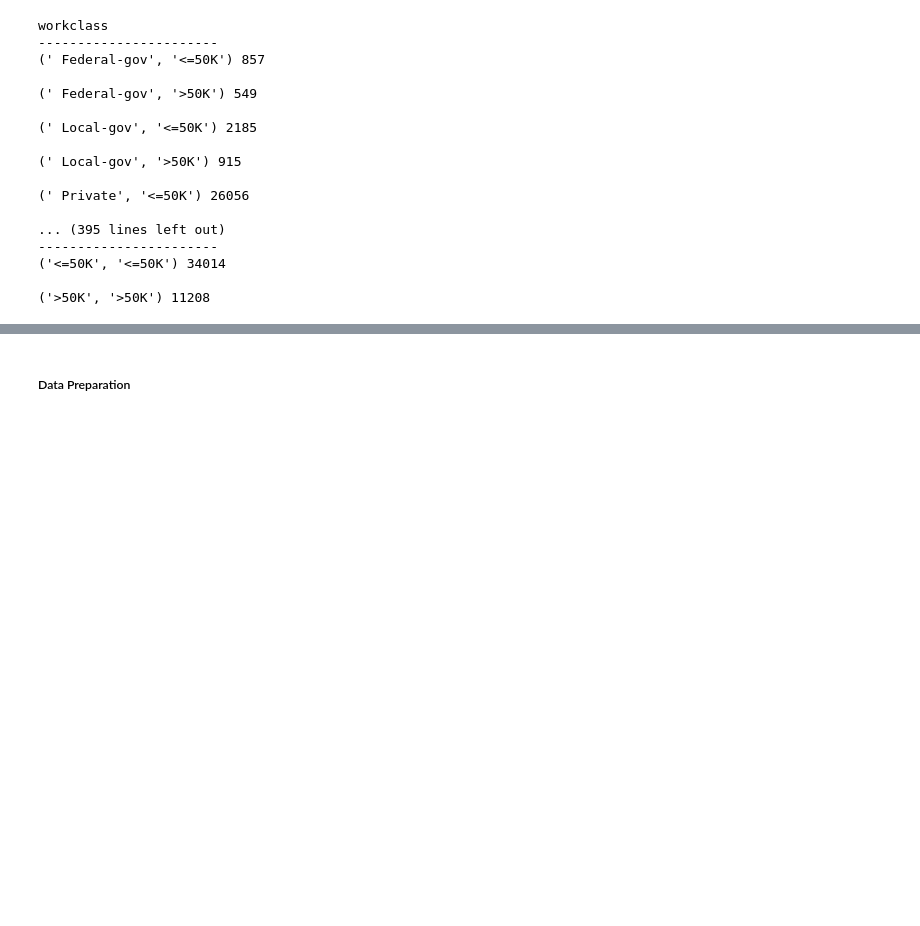
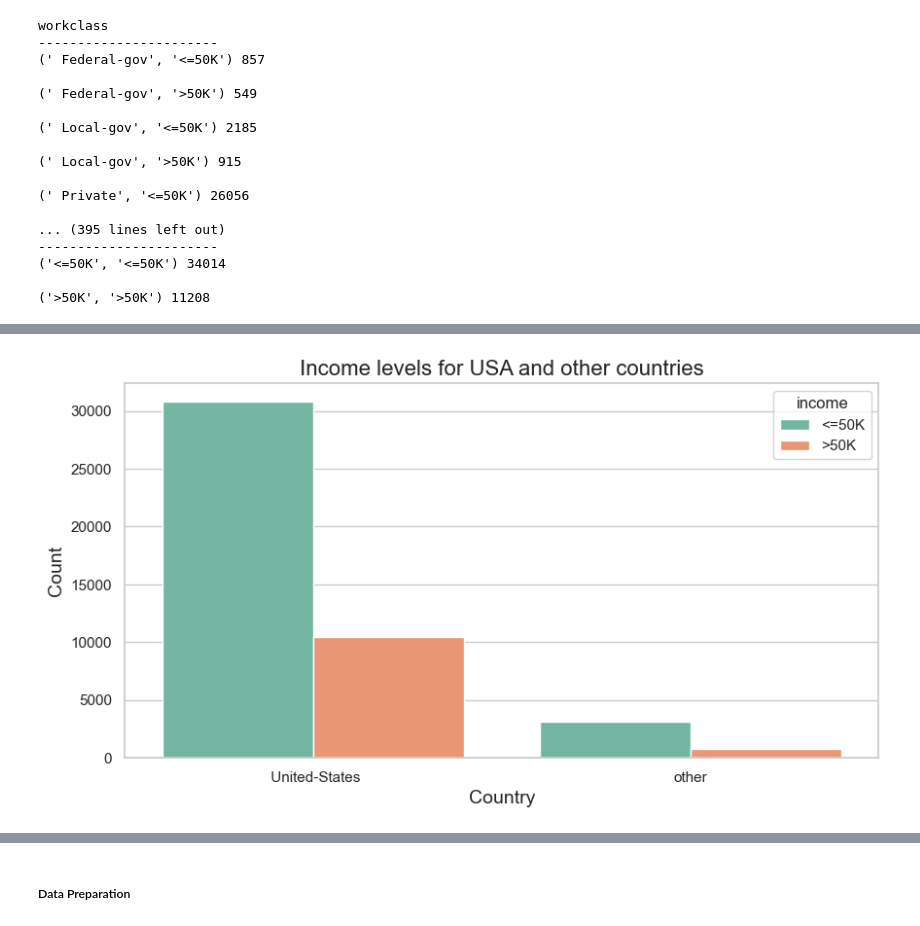
Before and after one commit to badicev/finding_donors, a Jupyter notebook: reproduce.ipynb, the cells around one changed output, grey strips where cells are left out. Cells and saved outputs as stored; diff of their text form; code cells hidden in the pictures; blank space fills up the shorter version.

```diff
--- a/reproduce.ipynb
+++ b/reproduce.ipynb
@@ -299,0 +324,24 @@ workclass
+# %%
+#Başak's addition
+#plot income levels for each country
+#some countries have very few people, so we can't see the difference between income levels
+#solution: group countries with very few people into one group
+#group countries with less than 1000 people into one group
+data['native-country'].value_counts()
+
+for i in data['native-country'].value_counts().index:
+    if data['native-country'].value_counts()[i] < 1000:
+        data['native-country'].replace(i, 'other', inplace=True)
+
+data['native-country'].value_counts()
+
+#plot income levels for USA and other countries
+plt.figure(figsize=(10,5))
+sns.countplot(x='native-country', hue='income', data=data, palette='Set2')
+plt.title('Income levels for USA and other countries', fontsize=16)
+plt.xlabel('Country', fontsize=14)
+plt.ylabel('Count', fontsize=14)
+plt.savefig('visuals/income_levels_for_USA_and_other_countries.png')
+plt.show()
+# %% [output]
+[figure, added]
```
Also changed, not shown: parts of 21 cells of this notebook, 41 other files.
